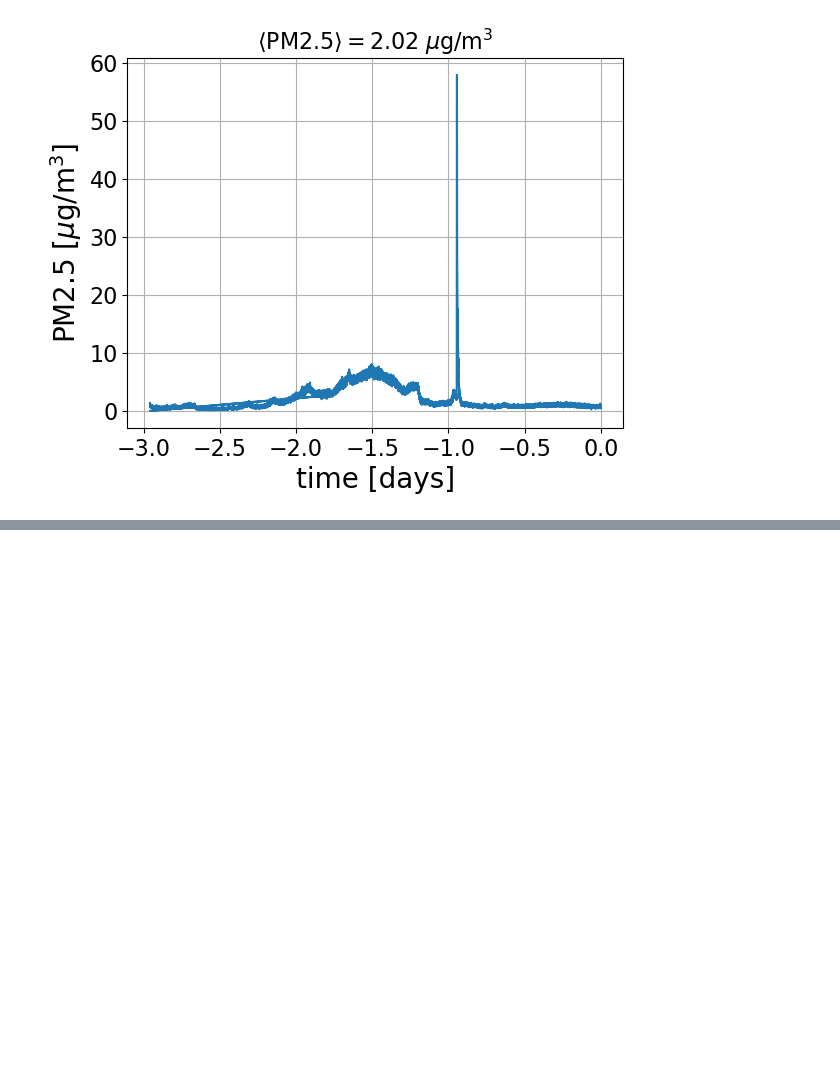
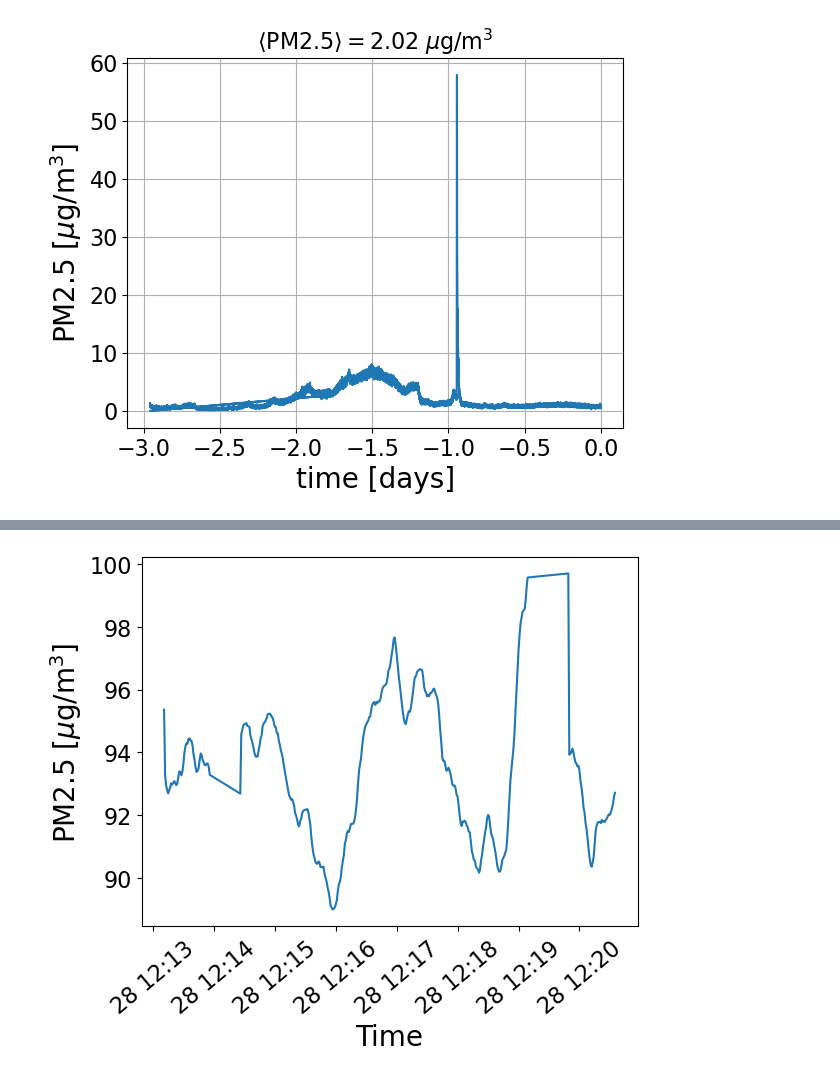
Before and after one commit to js216/Arduino-codes, a Jupyter notebook: SPS30_BME280/Particulates.ipynb, the cells around one changed output, grey strips where cells are left out. Drawn from its saved outputs; the diff is of its cells as text; code cells hidden in the pictures; blank space fills up the shorter version.

```diff
--- a/SPS30_BME280/Particulates.ipynb
+++ b/SPS30_BME280/Particulates.ipynb
@@ -65,0 +89,16 @@ plot(list_dsets()[-1], i_arr=[0,-1])
+# %%
+def plot_simple(fname):
+    # get radiation data
+    data = np.loadtxt(fname, delimiter=',')
+    t = [datetime.datetime.fromtimestamp(x) for x in data[:,0]]
+
+    plt.plot(t, data[:,2])
+
+    plt.xticks(rotation=40)
+    plt.xlabel("Time")
+    plt.ylabel("PM2.5 [$\mu$g/m$^3$]")
+    plt.grid()
+
+plot_simple("SPS30.log")
+# %% [output]
+[figure, added]
```
Also changed, not shown: parts of 4 cells of this notebook, 1 other file.
